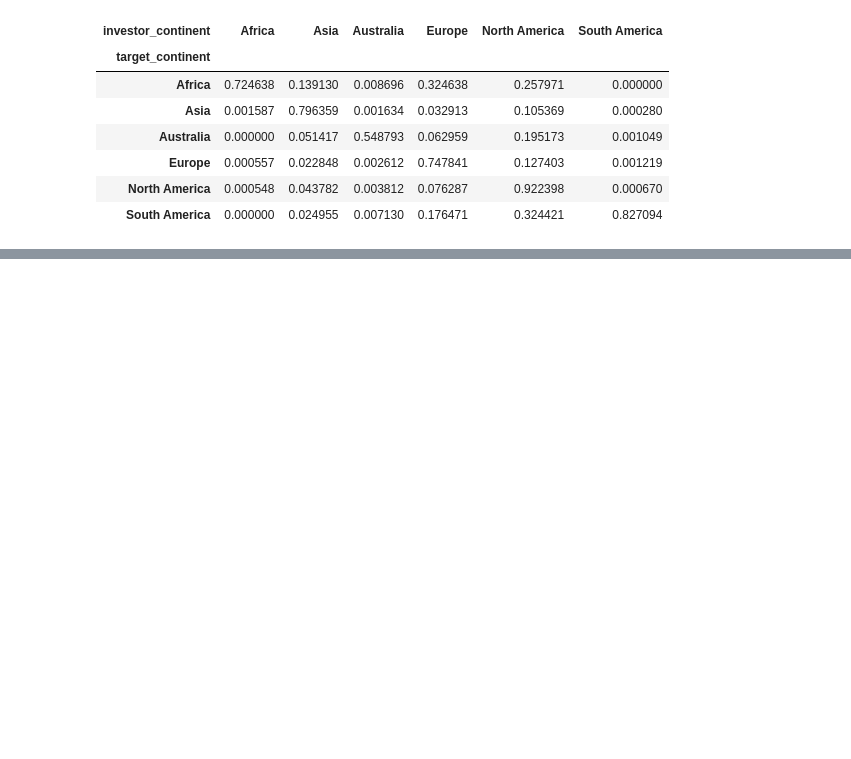
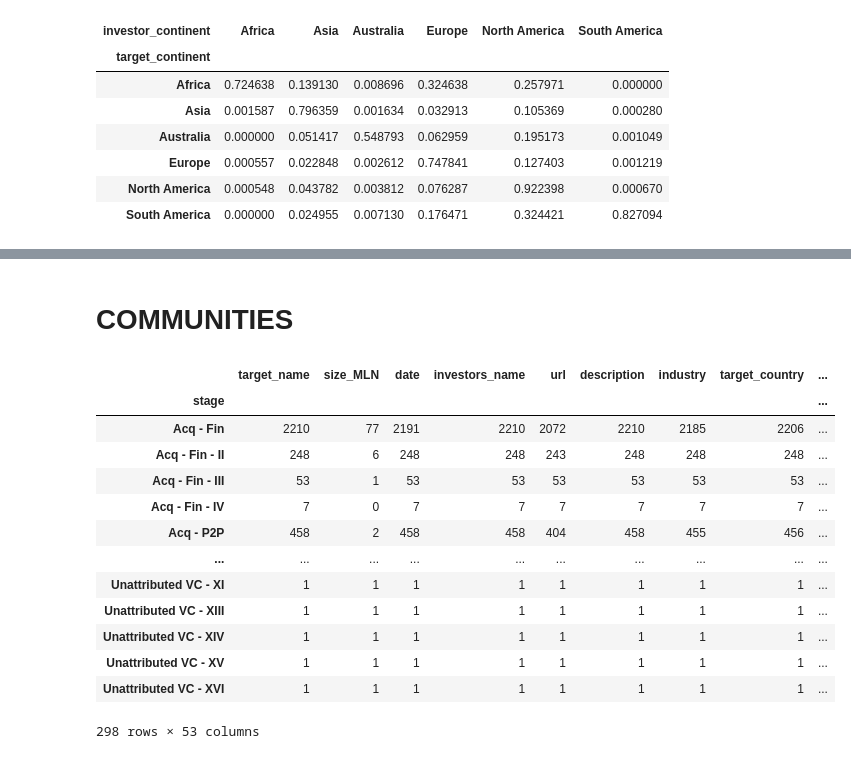
Before and after one commit to testalorenzo/crunch_net, a Jupyter notebook: notebook/CB.ipynb, the cells around one changed output, grey strips where cells are left out. Cells and saved outputs as stored; diff of their text form; code cells hidden in the pictures; blank space fills up the shorter version.

```diff
--- a/notebook/CB.ipynb
+++ b/notebook/CB.ipynb
@@ -90,0 +203,6 @@ nodes
+# %%
+numbers = cb.groupby(['target_name','stage'], as_index = False).count()[['target_name','stage','investors_name']].rename(columns={"investors_name": "investor_numbers"})
+# %%
+cb_new = pd.merge(cb, numbers,  how='left', left_on=['target_name','stage'], right_on = ['target_name','stage'])
+cb_new = pd.merge(cb_new, nodes[nodes['bipartite']== 1],  how='left', left_on=['target_name','target_ID'], right_on = ['node','index'])
+cb_new = pd.merge(cb_new, nodes[nodes['bipartite']== 0],  how='left', left_on=['investors_name','investor_id'], right_on = ['node','index'])
@@ -90,0 +279,2 @@ nodes
+# %% [markdown]
+# COMMUNITIES
@@ -90,0 +283,17 @@ nodes
+# %%
+cb_new.groupby('stage').count()
+# %% [output]
+|  | target_name | size_MLN | date | investors_name | url | description | industry | target_country | ... |
+| stage |  |  |  |  |  |  |  |  | ... |
+| Acq - Fin | 2210 | 77 | 2191 | 2210 | 2072 | 2210 | 2185 | 2206 | ... |
+| Acq - Fin - II | 248 | 6 | 248 | 248 | 243 | 248 | 248 | 248 | ... |
+| Acq - Fin - III | 53 | 1 | 53 | 53 | 53 | 53 | 53 | 53 | ... |
+| Acq - Fin - IV | 7 | 0 | 7 | 7 | 7 | 7 | 7 | 7 | ... |
+| Acq - P2P | 458 | 2 | 458 | 458 | 404 | 458 | 455 | 456 | ... |
+| ... | ... | ... | ... | ... | ... | ... | ... | ... | ... |
+| Unattributed VC - XI | 1 | 1 | 1 | 1 | 1 | 1 | 1 | 1 | ... |
+| Unattributed VC - XIII | 1 | 1 | 1 | 1 | 1 | 1 | 1 | 1 | ... |
+| Unattributed VC - XIV | 1 | 1 | 1 | 1 | 1 | 1 | 1 | 1 | ... |
+| Unattributed VC - XV | 1 | 1 | 1 | 1 | 1 | 1 | 1 | 1 | ... |
+| Unattributed VC - XVI | 1 | 1 | 1 | 1 | 1 | 1 | 1 | 1 | ... |
+298 rows × 53 columns
```
Also changed, not shown: parts of 26 cells of this notebook.
